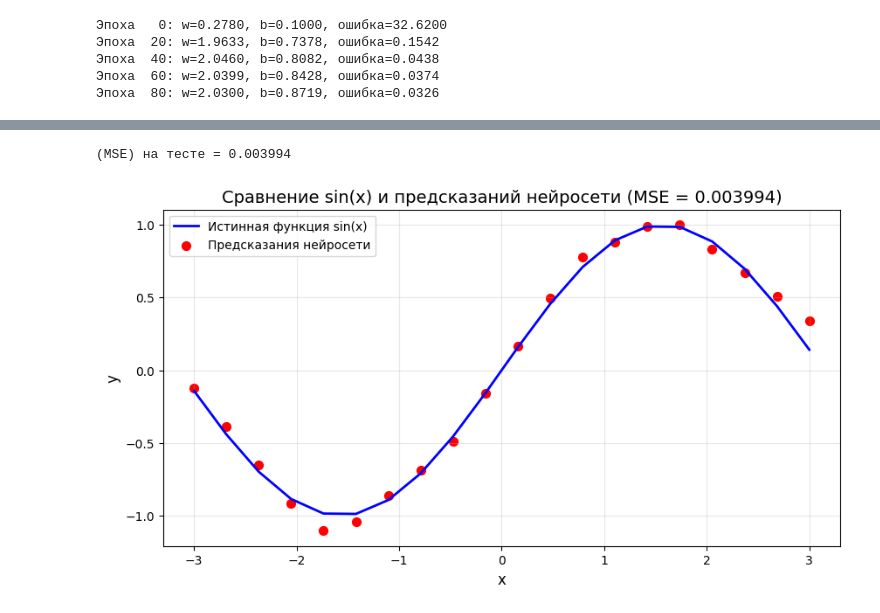
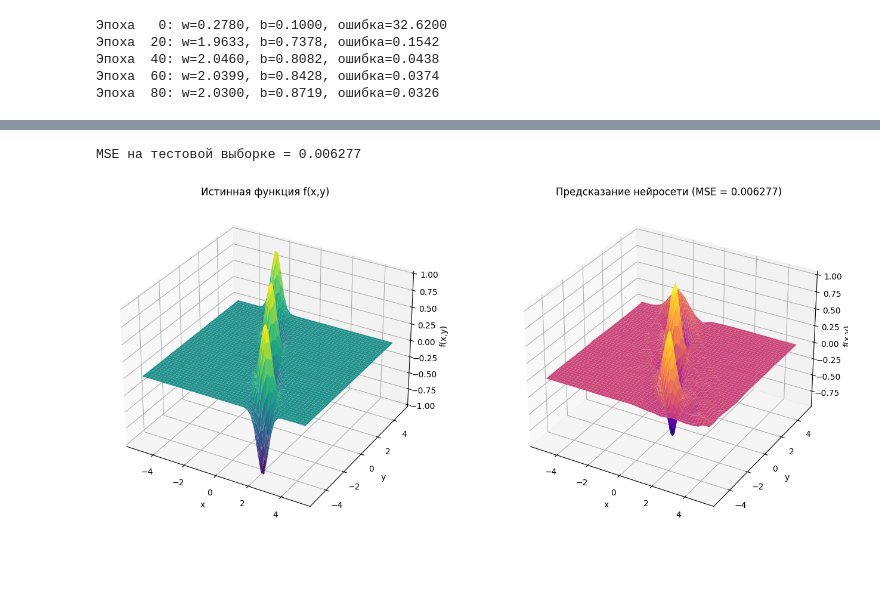
Before and after one commit to lpovsten/ProfML, a Jupyter notebook: dz5.ipynb, the cells around one changed output, grey strips where cells are left out. Drawn from its saved outputs; the diff is of its cells as text; code cells hidden in the pictures; blank space fills up the shorter version.

```diff
--- a/dz5.ipynb
+++ b/dz5.ipynb
@@ -221,32 +241,45 @@ print(f"Истинный sin(0.5) ≈ {math.sin(0.5):.4f}")
 # %%
-# Создаем ТЕСТОВЫЕ данные (20 новых точек)
-x_test = torch.linspace(-3, 3, 20).reshape(-1, 1)
-y_test_true = torch.sin(x_test)
-y_test_pred = model(x_test)
+# MSE на тестовой выборке
+model.eval()
+with torch.no_grad():
+    test_pred = model(X_test)
+    mse = criterion(test_pred, y_test).item()
 
-# Считаем MSE
-mse = ((y_test_pred - y_test_true) ** 2).mean().item()
-
-print(f"(MSE) на тесте = {mse:.6f}")
+print(f"MSE на тестовой выборке = {mse:.6f}")
 # %% [output]
-(MSE) на тесте = 0.003994
+MSE на тестовой выборке = 0.006277
 # %%
-x_test_np = x_test.numpy().flatten()
-y_true_np = y_test_true.numpy().flatten()
-y_pred_np = y_test_pred.detach().numpy().flatten()
+grid_size = 50
+x_grid = np.linspace(-5, 5, grid_size)
+y_grid = np.linspace(-5, 5, grid_size)
+X_grid, Y_grid = np.meshgrid(x_grid, y_grid)
 
-plt.figure(figsize=(10, 5))
+Z_true = np.sin(X_grid + 2*Y_grid) * np.exp(-(2*X_grid + Y_grid)**2)
 
-plt.plot(x_test_np, y_true_np, 'b-', linewidth=2, label='Истинная функция sin(x)')
+Z_pred = np.zeros_like(X_grid)
+with torch.no_grad():
+    for i in range(grid_size):
+        for j in range(grid_size):
+            inp = torch.FloatTensor([[X_grid[i,j], Y_grid[i,j]]])
+            Z_pred[i,j] = model(inp).item()
 
-plt.scatter(x_test_np, y_pred_np, c='red', s=50, label='Предсказания нейросети')
+fig = plt.figure(figsize=(14, 6))
 
-plt.xlabel('x', fontsize=12)
-plt.ylabel('y', fontsize=12)
-plt.title(f'Сравнение sin(x) и предсказаний нейросети (MSE = {mse:.6f})', fontsize=14)
-plt.legend()
-plt.grid(True, alpha=0.3)
+ax1 = fig.add_subplot(1, 2, 1, projection='3d')
+ax1.plot_surface(X_grid, Y_grid, Z_true, cmap='viridis')
+ax1.set_title('Истинная функция f(x,y)')
+ax1.set_xlabel('x')
+ax1.set_ylabel('y')
+ax1.set_zlabel('f(x,y)')
 
+ax2 = fig.add_subplot(1, 2, 2, projection='3d')
+ax2.plot_surface(X_grid, Y_grid, Z_pred, cmap='plasma')
+ax2.set_title(f'Предсказание нейросети (MSE = {mse:.6f})')
+ax2.set_xlabel('x')
+ax2.set_ylabel('y')
+ax2.set_zlabel('f(x,y)')
+
+plt.tight_layout()
 plt.show()
 # %% [output]
-[figure, old version]
+[figure, new version]
```
Also changed, not shown: parts of 13 cells of this notebook.
